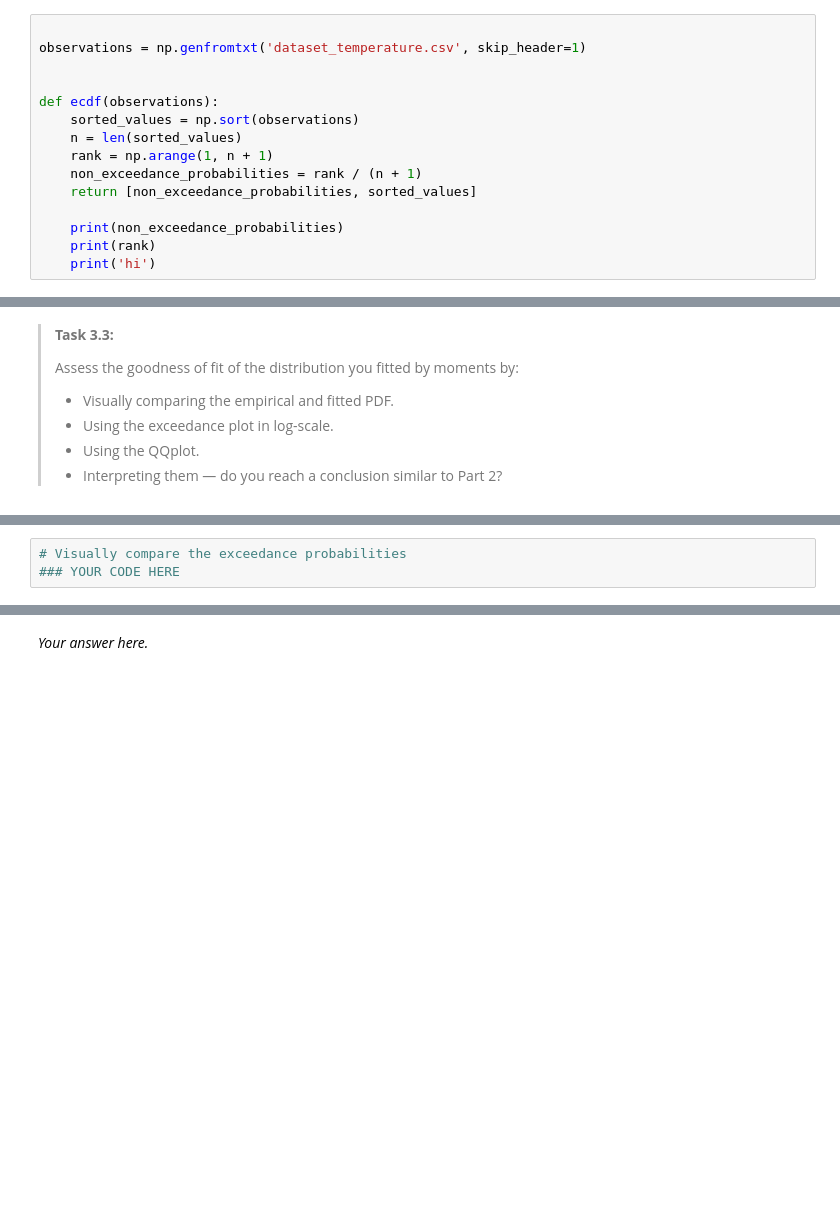
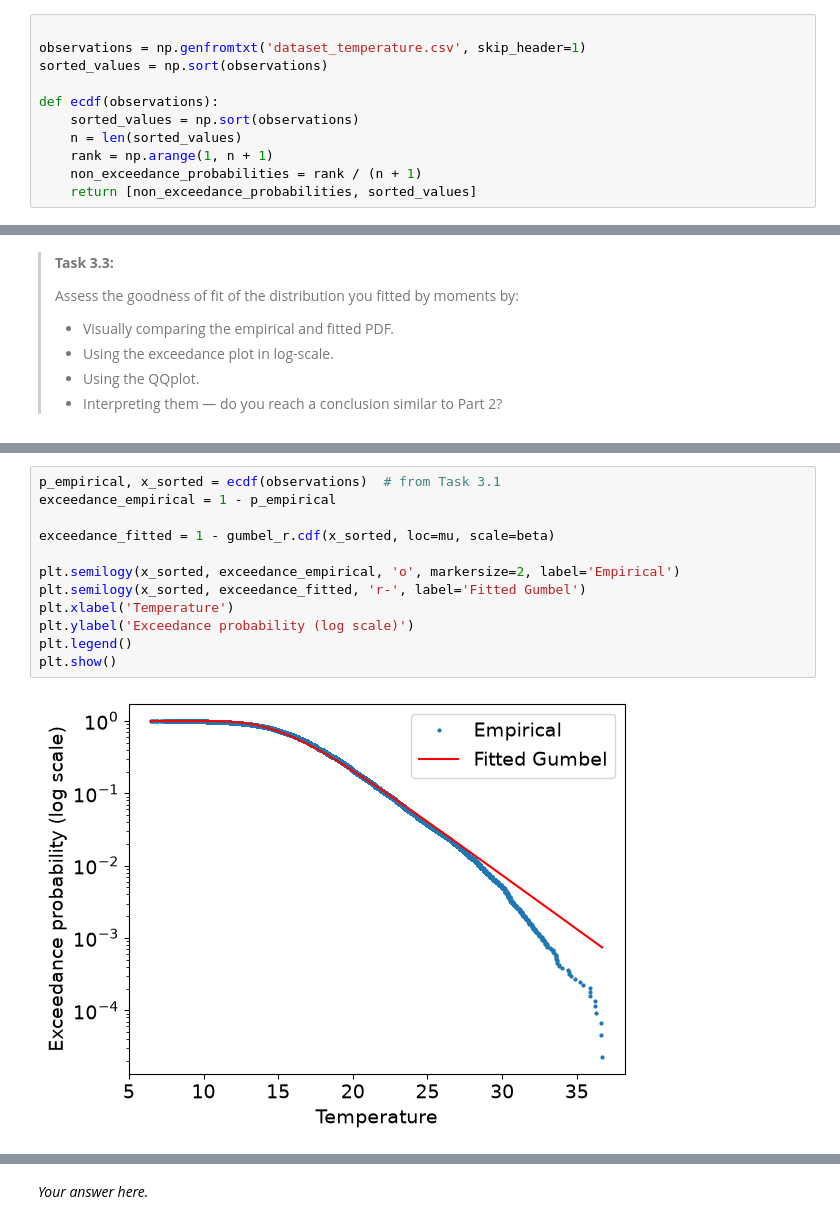
Before and after one commit to Pelldepinda/WS1.4, a Jupyter notebook: WS1_4_Fit_happens.ipynb, the cells around one changed output, grey strips where cells are left out. Drawn from its saved outputs; the diff is of its cells as text; blank space fills up the shorter version.

```diff
--- a/WS1_4_Fit_happens.ipynb
+++ b/WS1_4_Fit_happens.ipynb
@@ -135,7 +132,7 @@ Now, let's assess performance with further goodness-of-fit techniques and see wh
 # %%
 
 observations = np.genfromtxt('dataset_temperature.csv', skip_header=1)
-
+sorted_values = np.sort(observations)
 
 def ecdf(observations):
     sorted_values = np.sort(observations)
@@ -143,10 +140,6 @@ def ecdf(observations):
     rank = np.arange(1, n + 1)
     non_exceedance_probabilities = rank / (n + 1)
     return [non_exceedance_probabilities, sorted_values]
-
-    print(non_exceedance_probabilities)
-    print(rank)
-    print('hi')
 # %% [markdown]
 >**Task 3.2:**
 >
@@ -170,4 +179,15 @@ def ecdf(observations):
 # %%
-# Visually compare the exceedance probabilities
-### YOUR CODE HERE
+p_empirical, x_sorted = ecdf(observations)  # from Task 3.1
+exceedance_empirical = 1 - p_empirical
+
+exceedance_fitted = 1 - gumbel_r.cdf(x_sorted, loc=mu, scale=beta)
+
+plt.semilogy(x_sorted, exceedance_empirical, 'o', markersize=2, label='Empirical')
+plt.semilogy(x_sorted, exceedance_fitted, 'r-', label='Fitted Gumbel')
+plt.xlabel('Temperature')
+plt.ylabel('Exceedance probability (log scale)')
+plt.legend()
+plt.show()
+# %% [output]
+[figure, added]
 # %%
```
Also changed, not shown: parts of 3 cells of this notebook.
